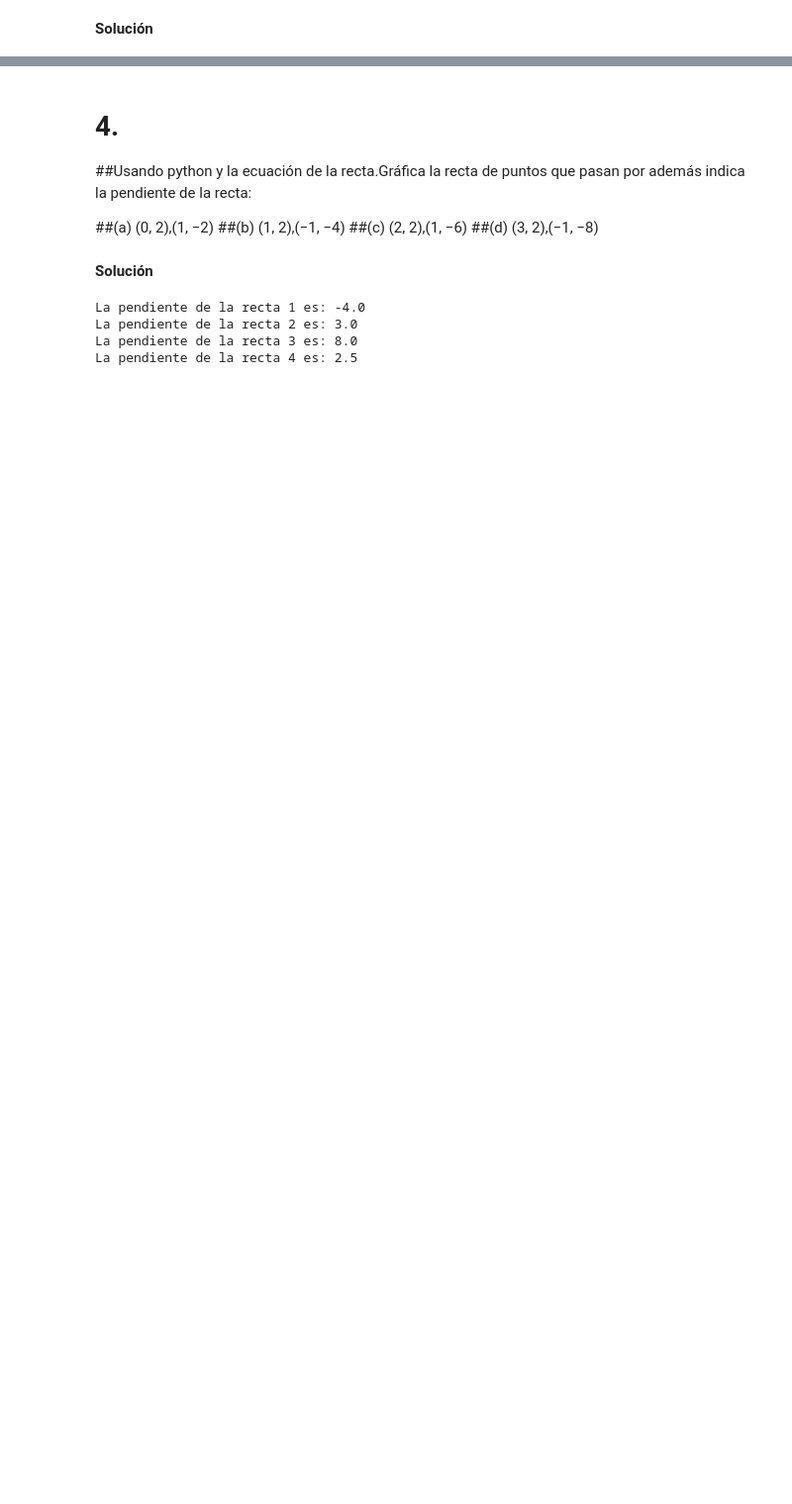
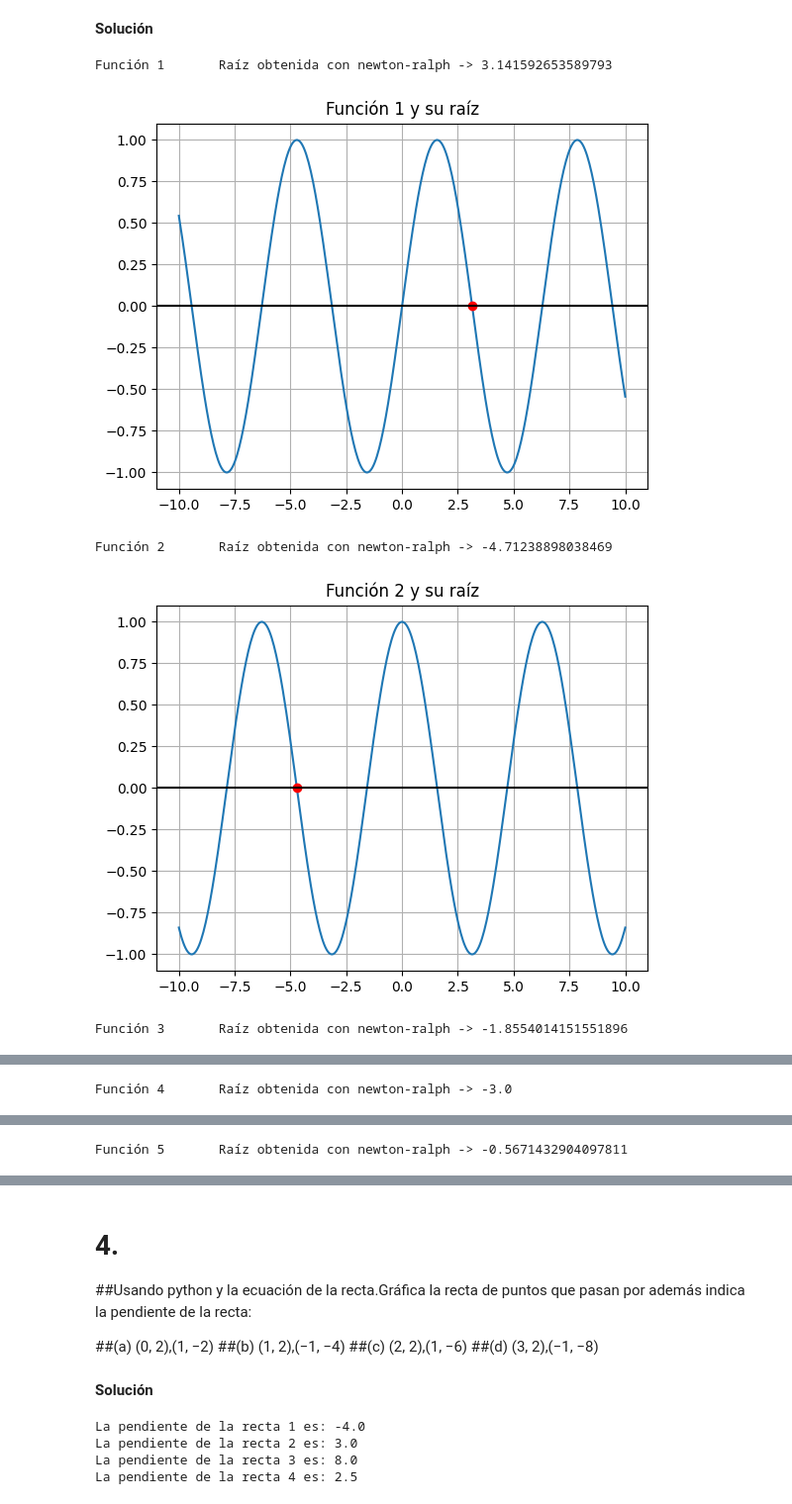
Before and after one commit to CarlosCastanon2099/Reconocimiento-de-Patrones-y-Aprendizaje-Automatizado, a Jupyter notebook: Tareas/Tarea-01/Tarea1_P_ML.ipynb, the cells around one changed output, grey strips where cells are left out. Shown at 99% size. Drawn from its saved outputs; the diff is of its cells as text; code cells hidden in the pictures; blank space fills up the shorter version.

```diff
--- a/Tareas/Tarea-01/Tarea1_P_ML.ipynb
+++ b/Tareas/Tarea-01/Tarea1_P_ML.ipynb
@@ -264,3 +272,58 @@ graficar_taylor('exp', np.linspace(-3, 2*np.pi , 1000),9)
 <marquee style='width: 50%; color: blue; font-size: 40px;'><b>Solución</b></marquee>
 # %% [output]
 Solución
+# %%
+
+# Definimos una función para el método de Newton-Raphson
+def newton_raphson(f, df, x0, epsilon=1e-6, max_iter=100):
+    x = x0
+    for _ in range(max_iter):
+        x_n = x - f(x) / df(x)
+        if abs(x - x_n) < epsilon:
+            return x_n
+        x = x_n
+    return x
+
+# Definimos las funciones y sus derivadas
+functions = [
+    (np.sin, np.cos),  # f(x) = sin(x), f'(x) = cos(x)
+    (np.cos, lambda x: -np.sin(x)),  # f(x) = cos(x), f'(x) = -sin(x)
+    (lambda x: x * np.sin(2*x) + 1, lambda x: np.sin(2*x) + 2*x*np.cos(2*x)),  # f(x) = xsin(2x)+1, f'(x) = sin(2x) + 2xcos(2x)
+    (lambda x: x**2 + 5*x + 6, lambda x: 2*x + 5),  # f(x) = x^2 + 5x + 6, f'(x) = 2x + 5
+    (lambda x: x + np.exp(x), lambda x: 1 + np.exp(x))  # f(x) = x + e^x, f'(x) = 1 + e^x
+]
+
+# Valor iniciales: Se eligen los puntos inciales x_0 para los incisos c a e de acorde al analisis visual de las graficas de cada funcion,
+# se eigieron puntos cercanos  a una de las raices visibles de cada función
+x0 = [3,-5,-1.5, -4,0]
+
+
+
+# Aseguramos que la lista de funciones y la lista de x0s tengan la misma longitud
+assert len(functions) == len(x0)
+
+
+
+# Calculamos y graficamos las raíces para cada función
+for i, ((f, df), x0) in enumerate(zip(functions,x0)):
+    raiz = newton_raphson(f, df, x0)
+
+    print(f"\n\nFunción {i+1}\tRaíz obtenida con newton-ralph -> {raiz}\n\n")
+
+    # Graficamos la función y la raíz encontrada
+    x = np.linspace(-10, 10, 400)
+    y = f(x)
+
+    plt.figure()
+    plt.plot(x, y)
+    plt.plot(raiz, f(raiz), 'ro')
+    plt.axhline(0, color='black')  # Agregamos el eje x
+    plt.title(f"Función {i+1} y su raíz")
+    plt.grid(True)
+    plt.show()
+# %% [output]
+Función 1       Raíz obtenida con newton-ralph -> 3.141592653589793
+[figure, added]
+Función 2       Raíz obtenida con newton-ralph -> -4.71238898038469
+[figure, added]
+Función 3       Raíz obtenida con newton-ralph -> -1.8554014151551896
@@ -266,0 +331 @@ Solución
+Función 4       Raíz obtenida con newton-ralph -> -3.0
@@ -266,0 +333 @@ Solución
+Función 5       Raíz obtenida con newton-ralph -> -0.5671432904097811
```
Also changed, not shown: parts of 6 cells of this notebook.
